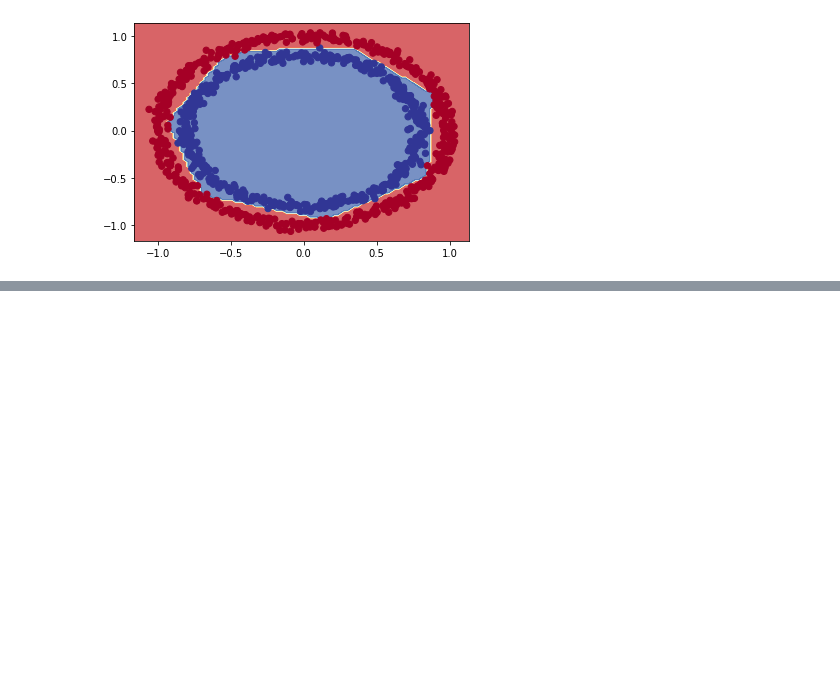
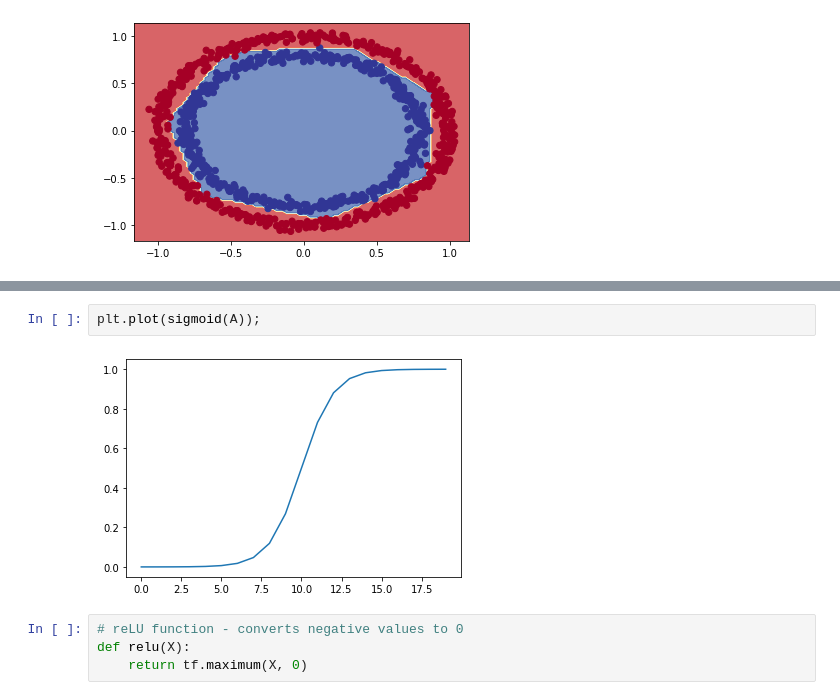
Before and after one commit to Ammar-Raneez/TF_Learning_ZTM, a Jupyter notebook: tensorflow-classification.ipynb, the cells around one changed output, grey strips where cells are left out. Drawn from its saved outputs; the diff is of its cells as text; blank space fills up the shorter version.

```diff
--- a/tensorflow-classification.ipynb
+++ b/tensorflow-classification.ipynb
@@ -535,0 +566,8 @@ A straight line simply could not be fit in the above dataset. Therefore, all it
+# %%
+plt.plot(sigmoid(A));
+# %% [output]
+[figure, added]
+# %%
+# reLU function - converts negative values to 0
+def relu(X):
+    return tf.maximum(X, 0)
```
Also changed, not shown: parts of 11 cells of this notebook.
